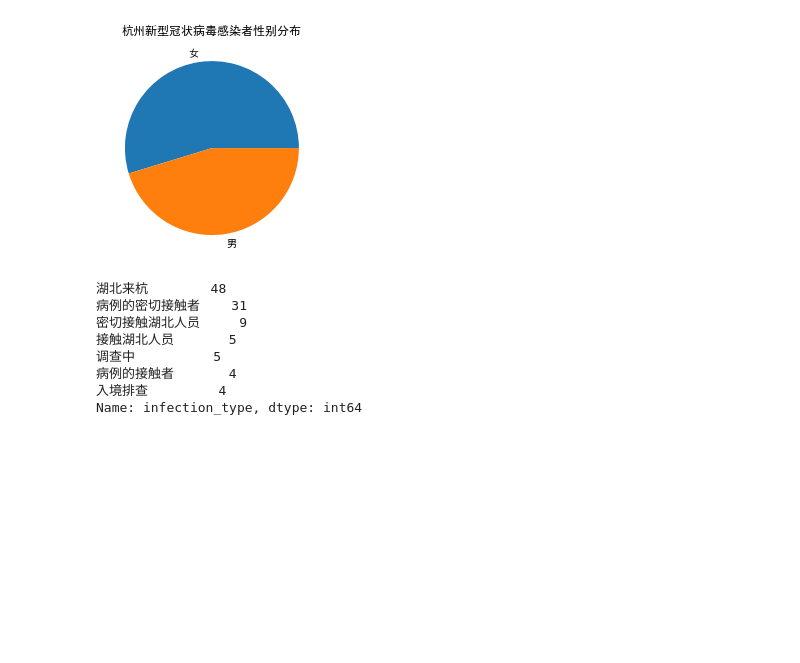
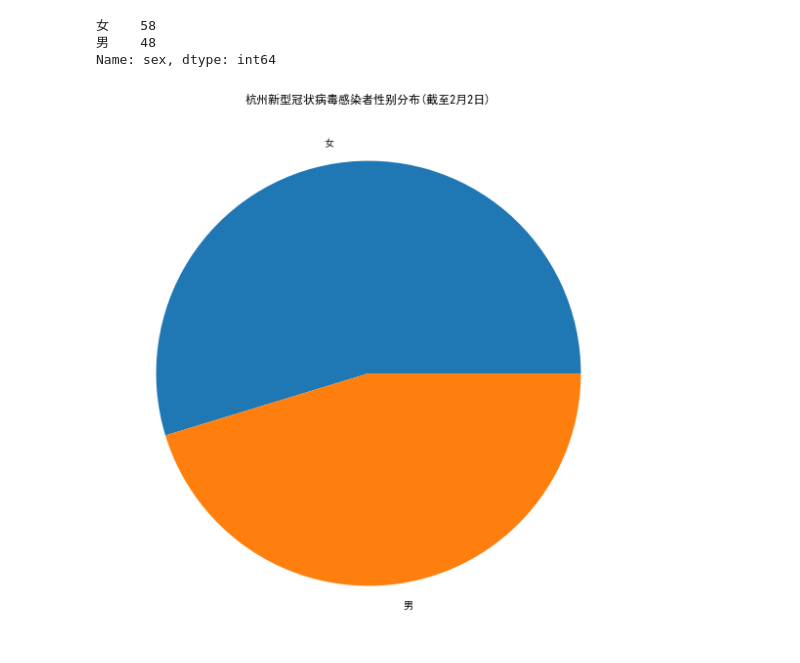
Before and after one commit to juwikuang/coronavirus, a Jupyter notebook: hangzhou_report.ipynb, the cells around one changed output. Cells and saved outputs as stored; diff of their text form; code cells hidden in the pictures; blank space fills up the shorter version.

```diff
--- a/hangzhou_report.ipynb
+++ b/hangzhou_report.ipynb
@@ -73,20 +51,13 @@ array([58, 48], dtype=int64)
 # %%
+result=data['sex'].value_counts()
+print(result)
+plt.figure(figsize=(10,10))
 plt.pie(result.values, labels=result.index)
-plt.title('杭州新型冠状病毒感染者性别分布')
+plt.title(f'杭州新型冠状病毒感染者性别分布(截至{date_max.month}月{date_max.day}日)')
 plt.show()
 # %% [output]
+女    58
+男    48
+Name: sex, dtype: int64
-[figure, old version]
+[figure, new version]
-# %%
-
-result=data['infection_type'].value_counts()
-result
-# %% [output]
-湖北来杭        48
-病例的密切接触者    31
-密切接触湖北人员     9
-接触湖北人员       5
-调查中          5
-病例的接触者       4
-入境排查         4
-Name: infection_type, dtype: int64
 # %%
```
Also changed, not shown: parts of 11 cells of this notebook.
